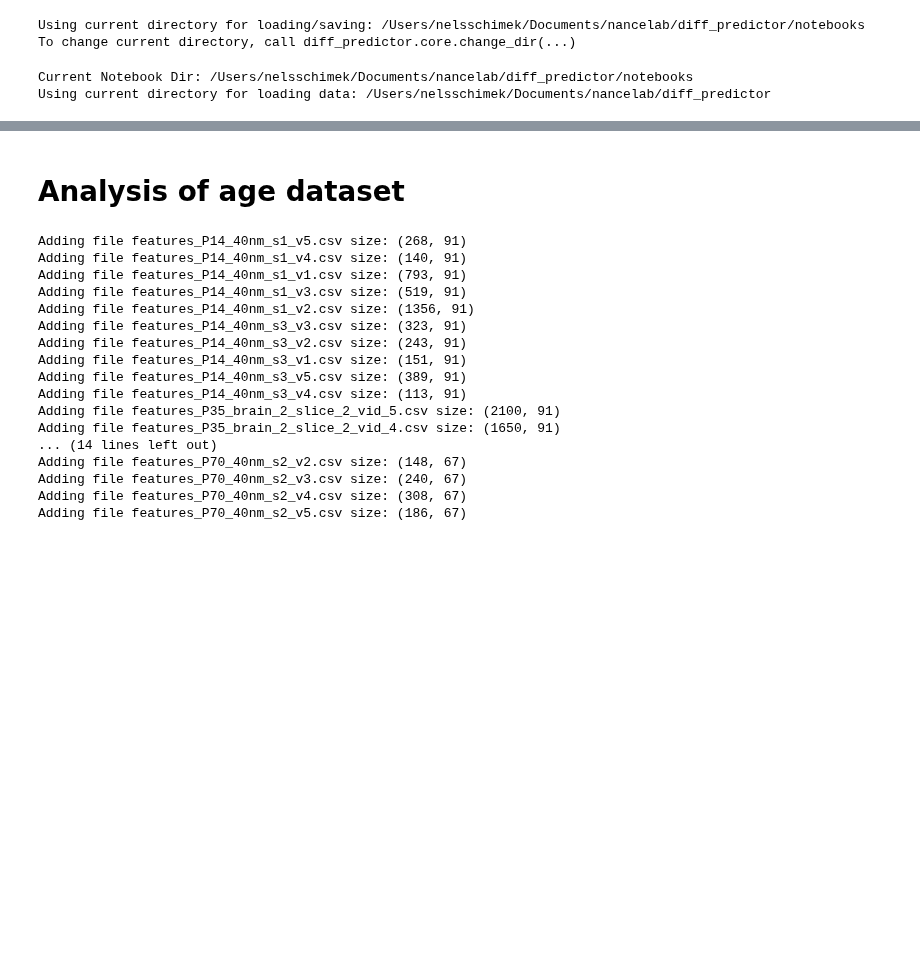
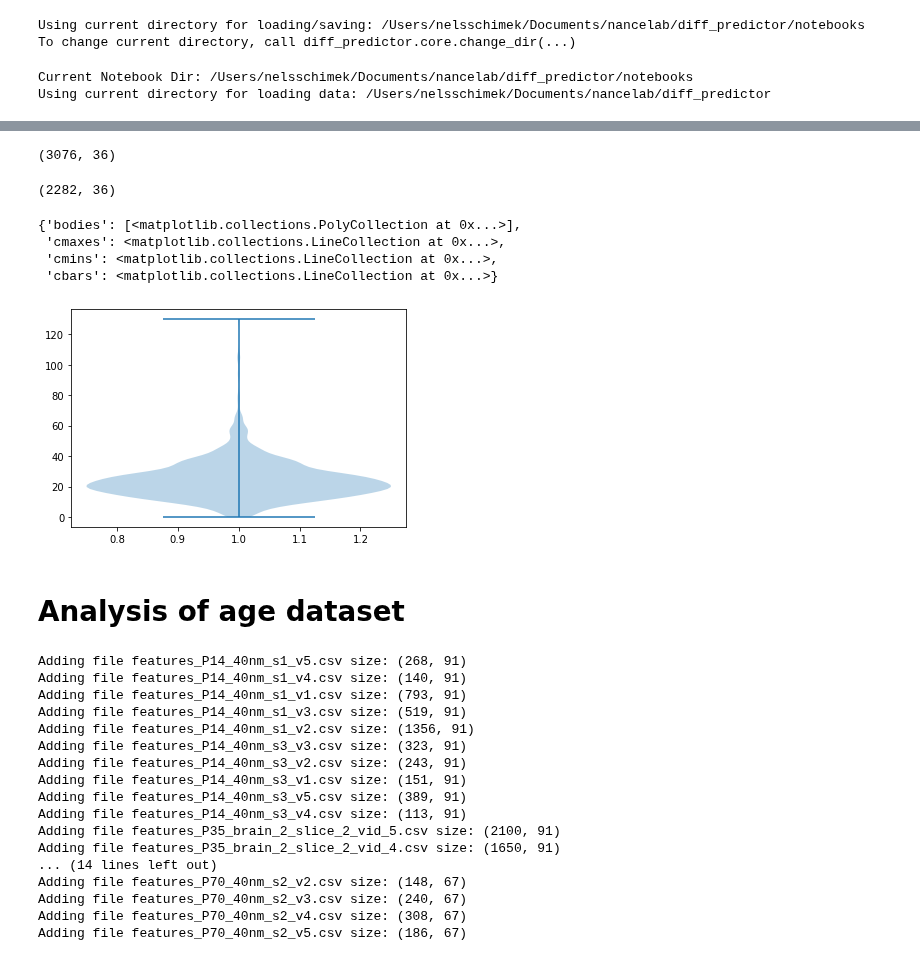
Before and after one commit to Nance-Lab/diff_predictor, a Jupyter notebook: notebooks/individual_slice_train_test.ipynb, the cells around one changed output, grey strips where cells are left out. Cells and saved outputs as stored; diff of their text form; code cells hidden in the pictures; blank space fills up the shorter version.

```diff
--- a/notebooks/individual_slice_train_test.ipynb
+++ b/notebooks/individual_slice_train_test.ipynb
@@ -64,3 +146,19 @@ print(len(age_feature_filelist))
+# %%
+ecm = P14_slice_1_fstats_tot[feature_list + [target, 'Track_ID', 'X', 'Y']] #dont think i need these rn
+print(ecm.shape)
+ecm = ecm[~ecm[list(set(feature_list) - set(['Deff2', 'Mean Deff2']))].isin([np.nan, np.inf, -np.inf]).any(1)]       # Removing nan and inf data points
+ecm.shape
+# %% [output]
+(3076, 36)
+(2282, 36)
+# %%
+plt.violinplot(ecm['Mean Deff1'])
+# %% [output]
+{'bodies': [<matplotlib.collections.PolyCollection at 0x...>],
+ 'cmaxes': <matplotlib.collections.LineCollection at 0x...>,
+ 'cmins': <matplotlib.collections.LineCollection at 0x...>,
+ 'cbars': <matplotlib.collections.LineCollection at 0x...>}
+[figure, added]
 # %% [markdown]
 # Analysis of age dataset
 # %%
```
Also changed, not shown: parts of 6 cells of this notebook.
